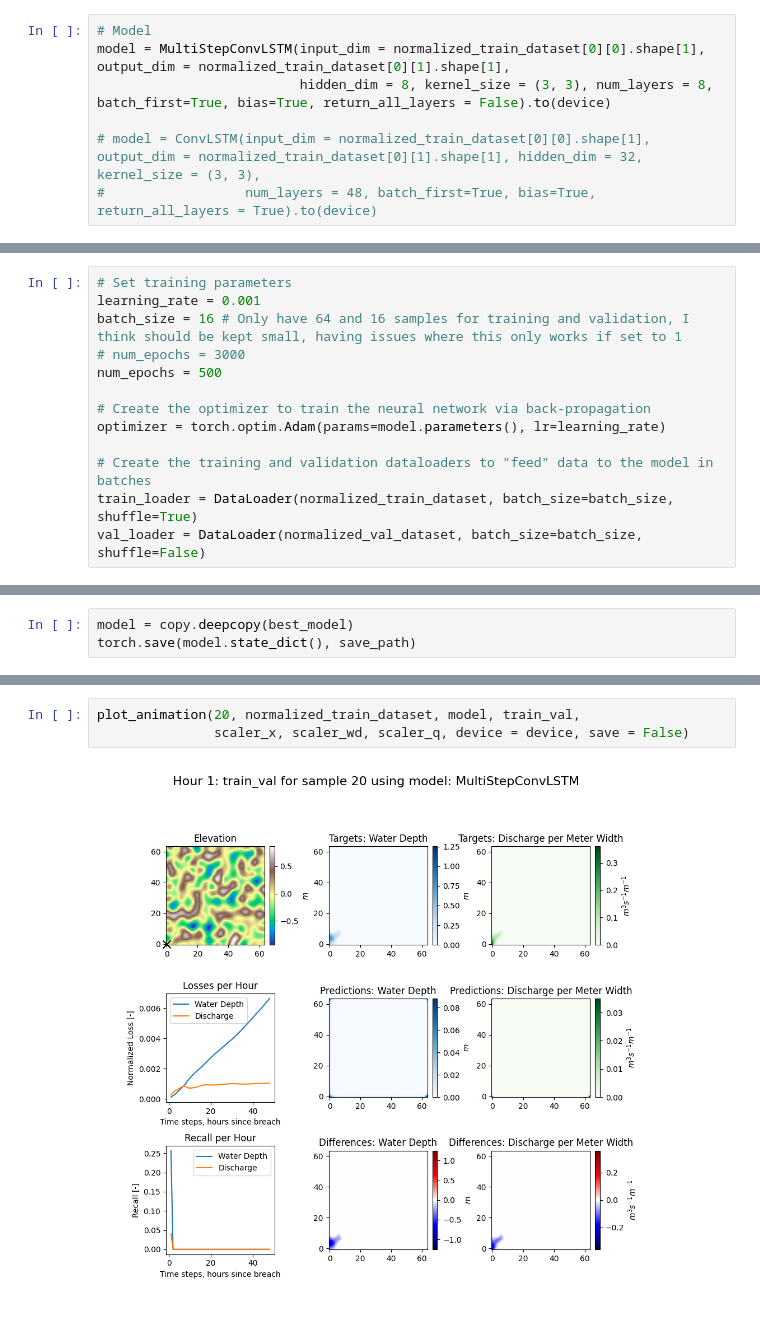
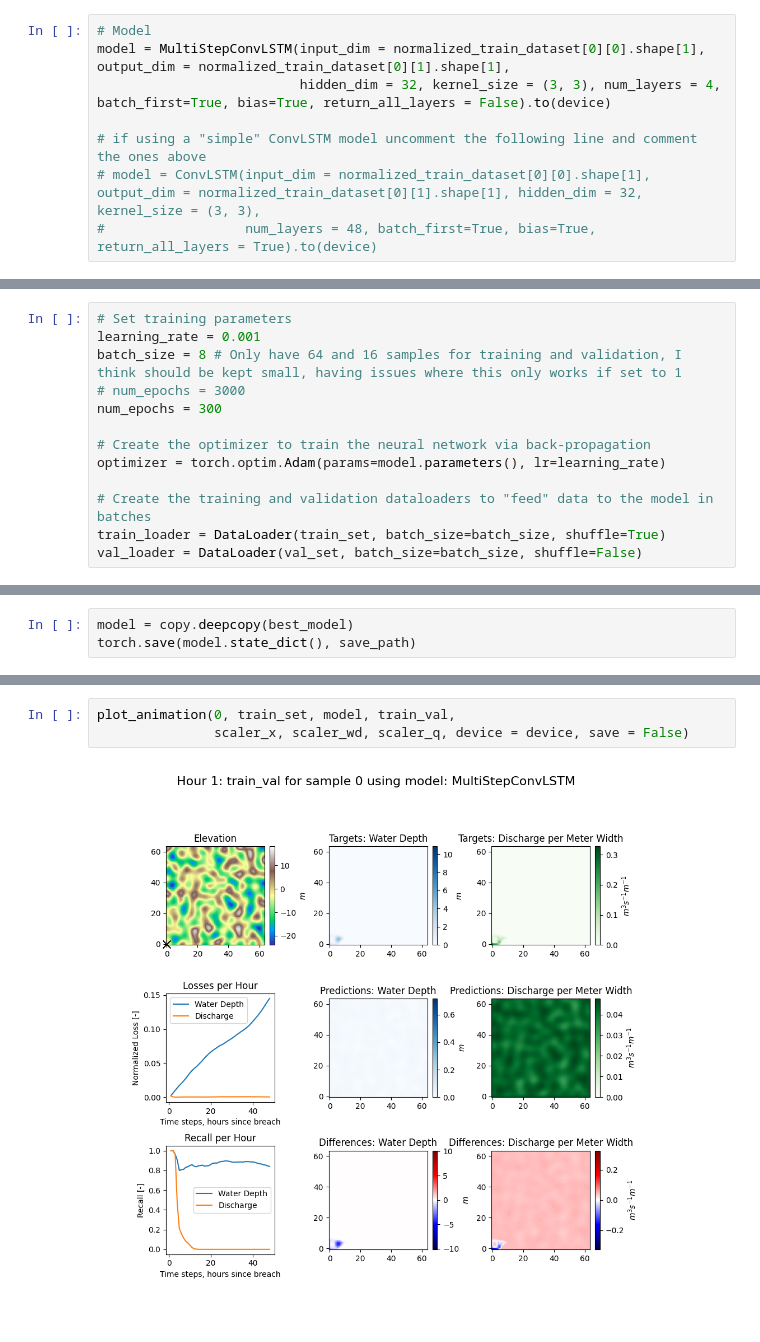
Before and after one commit to antoniomagherini99/FLOOD_group2, a Jupyter notebook: models/ConvLSTM_model/conv_lstm.ipynb, the cells around one changed output, grey strips where cells are left out. Cells and saved outputs as stored; diff of their text form.

Commit message:
testing conv_lstm and augmentation, still not working

```diff
--- a/models/ConvLSTM_model/conv_lstm.ipynb
+++ b/models/ConvLSTM_model/conv_lstm.ipynb
@@ -117,7 +139,8 @@ torch.Size([1, 4, 64, 64])
 # %%
 # Model
 model = MultiStepConvLSTM(input_dim = normalized_train_dataset[0][0].shape[1], output_dim = normalized_train_dataset[0][1].shape[1],
-                          hidden_dim = 8, kernel_size = (3, 3), num_layers = 8, batch_first=True, bias=True, return_all_layers = False).to(device)
+                          hidden_dim = 32, kernel_size = (3, 3), num_layers = 4, batch_first=True, bias=True, return_all_layers = False).to(device)
 
+# if using a "simple" ConvLSTM model uncomment the following line and comment the ones above
 # model = ConvLSTM(input_dim = normalized_train_dataset[0][0].shape[1], output_dim = normalized_train_dataset[0][1].shape[1], hidden_dim = 32, kernel_size = (3, 3),
 #                  num_layers = 48, batch_first=True, bias=True, return_all_layers = True).to(device)
@@ -133,16 +170,16 @@ Model size: 0.14 MB
 # %%
 # Set training parameters
 learning_rate = 0.001
-batch_size = 16 # Only have 64 and 16 samples for training and validation, I think should be kept small, having issues where this only works if set to 1
+batch_size = 8 # Only have 64 and 16 samples for training and validation, I think should be kept small, having issues where this only works if set to 1
 # num_epochs = 3000
-num_epochs = 500
+num_epochs = 300
 
 # Create the optimizer to train the neural network via back-propagation
 optimizer = torch.optim.Adam(params=model.parameters(), lr=learning_rate)
 
 # Create the training and validation dataloaders to "feed" data to the model in batches
-train_loader = DataLoader(normalized_train_dataset, batch_size=batch_size, shuffle=True)
-val_loader = DataLoader(normalized_val_dataset, batch_size=batch_size, shuffle=False)
+train_loader = DataLoader(train_set, batch_size=batch_size, shuffle=True)
+val_loader = DataLoader(val_set, batch_size=batch_size, shuffle=False)
 # %%
 train_losses = []
 val_losses = []
@@ -187,5 +232,5 @@ plot_losses(train_losses, val_losses, 'MultiStepConvLSTM')
 # %%
-plot_animation(20, normalized_train_dataset, model, train_val,
+plot_animation(0, train_set, model, train_val,
                scaler_x, scaler_wd, scaler_q, device = device, save = False)
 # %% [output]
-[figure, old version]
+[figure, new version]
```
Also changed, not shown: parts of 7 cells of this notebook, 6 other files.
